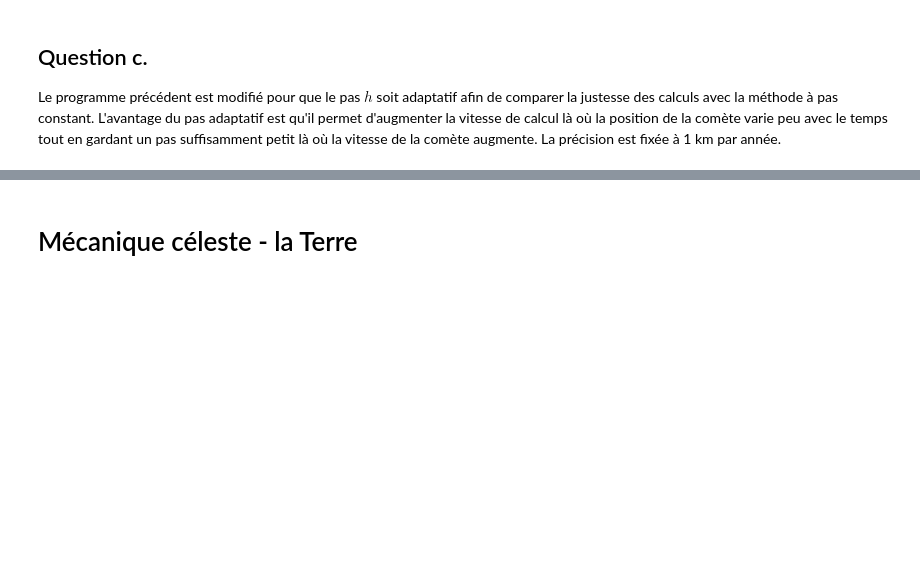
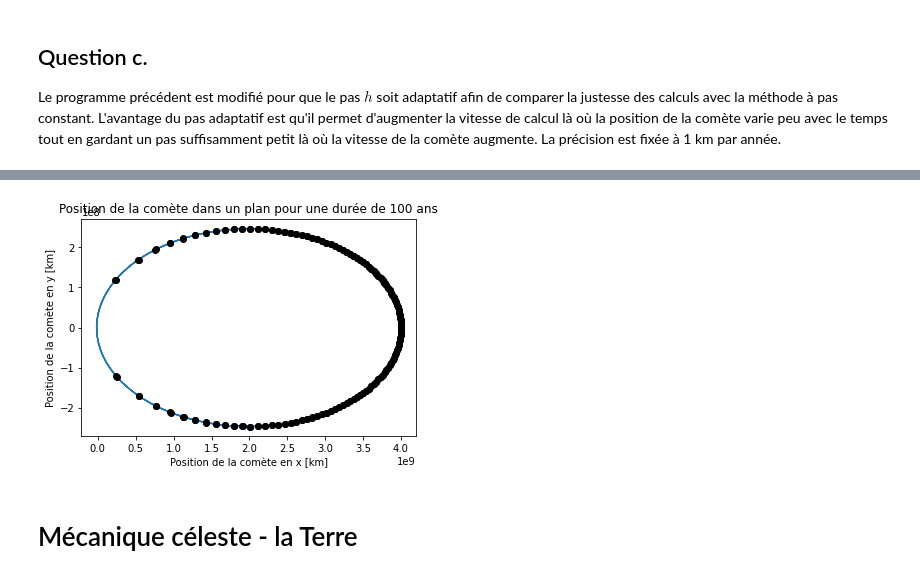
Before and after one commit to dvdturg/Phys_num, a Jupyter notebook: TP3/TP3_Legare_Parrot_Turgeon.ipynb, the cells around one changed output, grey strips where cells are left out. Cells and saved outputs as stored; diff of their text form; code cells hidden in the pictures; blank space fills up the shorter version.

```diff
--- a/TP3/TP3_Legare_Parrot_Turgeon.ipynb
+++ b/TP3/TP3_Legare_Parrot_Turgeon.ipynb
@@ -106,19 +106,3 @@ On observe que la période de révolution de cette comète autour du soleil est
 # %% [markdown]
 ## Question c.
 Le programme précédent est modifié pour que le pas $h$ soit adaptatif afin de comparer la justesse des calculs avec la méthode à pas constant. L'avantage du pas adaptatif est qu'il permet d'augmenter la vitesse de calcul là où la position de la comète varie peu avec le temps tout en gardant un pas suffisamment petit là où la vitesse de la comète augmente. La précision est fixée à 1 km par année.
-# %%
-precision = 1000/(3600*24*365) #en m/s
-
-for t in tpoints:
-    xpoints.append(r[0])
-    ypoints.append(r[1])
-    k1 = h*f(r, t)
-    k2 = h*f(r+0.5*k1,t+0.5*h)
-    k3 = h*f(r+0.5*k2,t+0.5*h)
-    k4 = h*f(r+k3,t+h)
-    r += (k1+2*k2+2*k3+k4)/6
-
-
-erreur = (r1-r2)/30
-rho = (30*h*precision)/(r1-r2)
-h_prime = h*rho**(1/4)
@@ -127,3 +109,73 @@ NameError: name 'tpoints' is not defined
+# %%
+precision = 1000/(3600*24*365) #en m/s
+
+N = 250000 #nombre de pas
+b = 3600*24*365*100 #temps final (100 ans en secondes)
+h = (b-a)/N
+
+tpoints = arange(a, b, h)
+xpoints_ = []
+ypoints_ = []
+r = array([x_0, y_0, delta_0, gamma_0], float)
+
+# Pas adaptatifs
+def pas(r, t, h):
+
+    # Pas de h
+    pas_1 = pas(r, t, h)
+    pas_2 = pas(r + pas_1, t+h, h)
+    pas_simple = pas_1 + pas_2
+
+    # Pas de 2h
+    pas_double = pas(r, t, 2*h)
+
+    # Erreur, précision
+    x1 = pas_simple[0]
+    x2 = pas_double[0]
+    y1 = pas_simple[1]
+    y2 = pas_double[1]
+    erreur_x = (x1-x2)/30
+    erreur_y = (y1-y2)/30
+    erreur = np.sqrt(erreur_x**2 + erreur_y**2)
+    rho = (h*precision)/erreur
+    h_prime = h*rho**(1/4)
+
+    # Vérification de la précision
+    if rho >= 1:
+        t = t+2*h
+
+        if rho**(1/4) > 2:
+            h *= 2
+        else:
+            h *= rho**(1/4)
+
+
+    # Extrapolation locale
+        pas_simple[0] += 1/15 * (x1-x2)
+        pas_simple[1] += 1/15 * (y1-y2)
+
+        return pas_simple, h, t
+    else:
+        return pas(r, t, rho**(1/4) * h)
+
+# Méthode RK4
+for t in tpoints:
+    xpoints_.append(r[0])
+    ypoints_.append(r[1])
+    k1 = h*f(r, t)
+    k2 = h*f(r+0.5*k1,t+0.5*h)
+    k3 = h*f(r+0.5*k2,t+0.5*h)
+    k4 = h*f(r+k3,t+h)
+    r += (k1+2*k2+2*k3+k4)/6
+
+plt.plot(array(xpoints_, float)/1000, array(ypoints_, float)/1000)
+plt.plot(array(xpoints_, float)[::1000] / 1000, array(ypoints_[::1000], float) / 1000, 'ko')
+plt.title("Position de la comète dans un plan pour une durée de 100 ans")
+plt.xlabel("Position de la comète en x [km]")
+plt.ylabel("Position de la comète en y [km]")
+plt.show()
+# %% [output]
+[figure, added]
 # %% [markdown]
 # Mécanique céleste - la Terre
 # %% [markdown]
```
Also changed, not shown: parts of 3 cells of this notebook.
